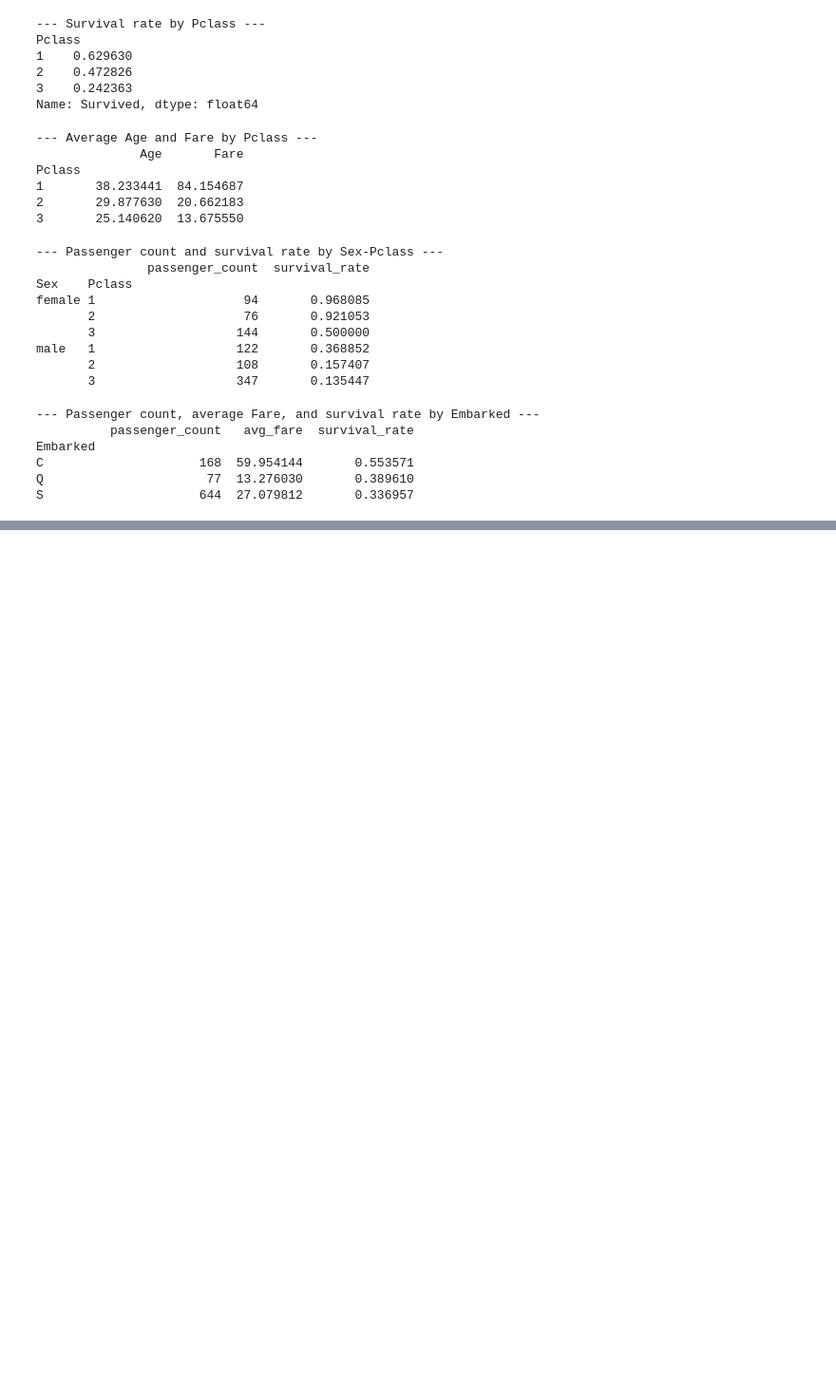
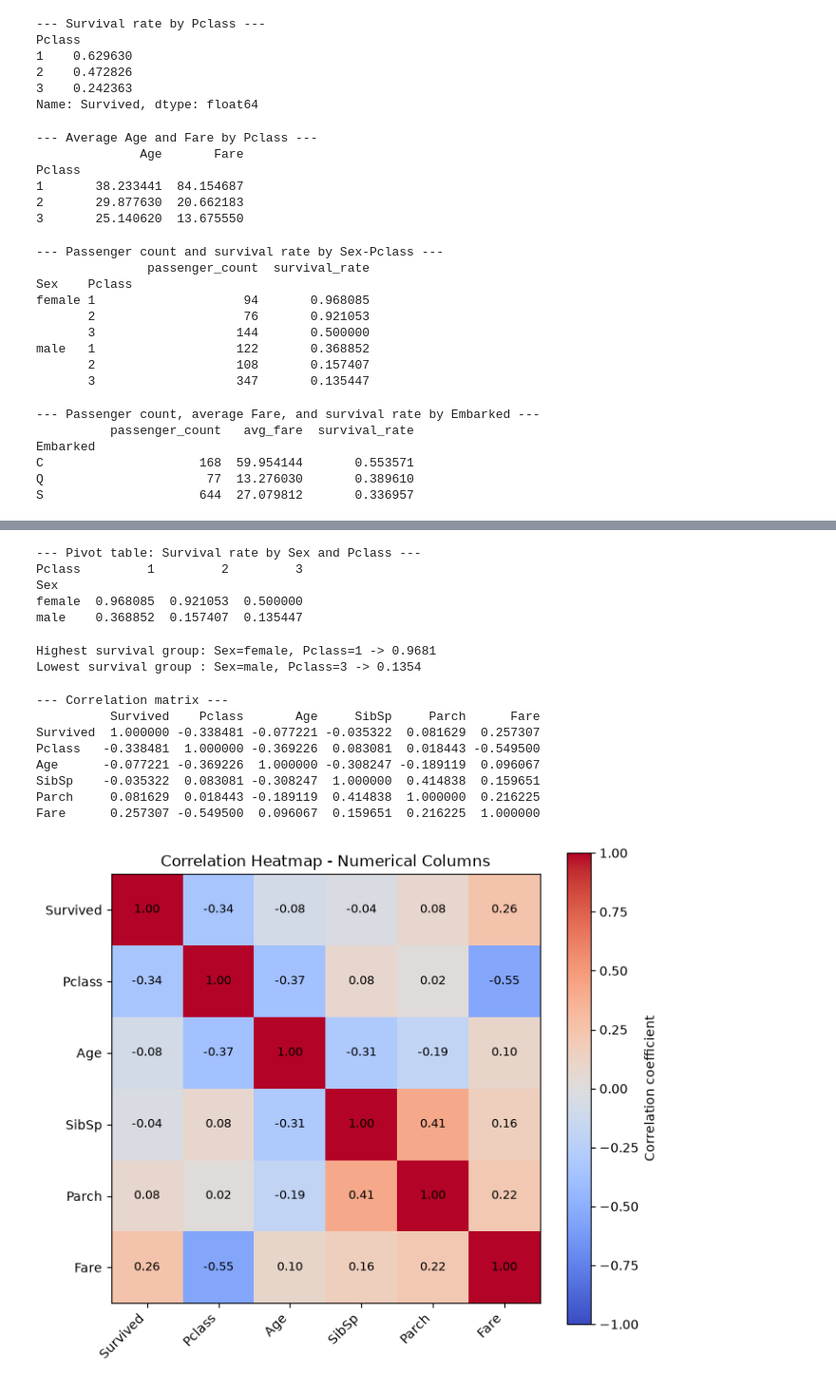
Before and after one commit to AbhikarshRaj/202618066_Abhikarsh_Raj_DS605, a Jupyter notebook: 202618066_LAB_2/Untitled.ipynb, the cells around one changed output, grey strips where cells are left out. Shown at 95% size. Cells and saved outputs as stored; diff of their text form; code cells hidden in the pictures; blank space fills up the shorter version.

```diff
--- a/202618066_LAB_2/Untitled.ipynb
+++ b/202618066_LAB_2/Untitled.ipynb
@@ -609,0 +779,9 @@ S                     644  27.079812       0.336957
+# %%
+df["FamilySize"] = df["SibSp"] + df["Parch"] + 1
+df["IsAlone"] = (df["FamilySize"] == 1).astype(int)
+
+print("--- FamilySize and IsAlone (first 10 rows) ---")
+print(df[["SibSp", "Parch", "FamilySize", "IsAlone"]].head(10))
+
+print("\nIsAlone value counts:")
+print(df["IsAlone"].value_counts())
@@ -609,0 +807,67 @@ S                     644  27.079812       0.336957
+# %%
+# -----------------------------------------------------------
+# Pivot table: rows=Sex, columns=Pclass, values=mean Survived
+# -----------------------------------------------------------
+pivot = df.pivot_table(index="Sex", columns="Pclass", values="Survived", aggfunc="mean")
+
+print("\n--- Pivot table: Survival rate by Sex and Pclass ---")
+print(pivot)
+# %% [output]
+--- Pivot table: Survival rate by Sex and Pclass ---
+Pclass         1         2         3
+Sex
+female  0.968085  0.921053  0.500000
+male    0.368852  0.157407  0.135447
+# %%
+pivot_stacked = pivot.stack()   # flatten to a Series indexed by (Sex, Pclass)
+
+highest_group = pivot_stacked.idxmax()
+highest_value = pivot_stacked.max()
+
+lowest_group = pivot_stacked.idxmin()
+lowest_value = pivot_stacked.min()
+
+print(f"\nHighest survival group: Sex={highest_group[0]}, Pclass={highest_group[1]} -> {highest_value:.4f}")
+print(f"Lowest survival group : Sex={lowest_group[0]}, Pclass={lowest_group[1]} -> {lowest_value:.4f}")
+# %% [output]
+Highest survival group: Sex=female, Pclass=1 -> 0.9681
+Lowest survival group : Sex=male, Pclass=3 -> 0.1354
+# %%
+# -----------------------------------------------------------
+# Correlation heatmap for relevant numerical columns
+# -----------------------------------------------------------
+numeric_cols = ["Survived", "Pclass", "Age", "SibSp", "Parch", "Fare"]
+corr_matrix = df[numeric_cols].corr()
+
+print("--- Correlation matrix ---")
+print(corr_matrix)
+
+fig, ax = plt.subplots(figsize=(7, 6))
+im = ax.imshow(corr_matrix, cmap="coolwarm", vmin=-1, vmax=1)
+
+ax.set_xticks(range(len(numeric_cols)))
+ax.set_yticks(range(len(numeric_cols)))
+ax.set_xticklabels(numeric_cols, rotation=45, ha="right")
+ax.set_yticklabels(numeric_cols)
+
+# annotate each cell with its correlation value
+for i in range(len(numeric_cols)):
+    for j in range(len(numeric_cols)):
+        ax.text(j, i, f"{corr_matrix.iloc[i, j]:.2f}",
+                 ha="center", va="center", color="black", fontsize=9)
+
+ax.set_title("Correlation Heatmap - Numerical Columns")
+fig.colorbar(im, ax=ax, label="Correlation coefficient")
+plt.tight_layout()
+plt.savefig("correlation_heatmap.png", dpi=150)
+plt.show()
+# %% [output]
+--- Correlation matrix ---
+          Survived    Pclass       Age     SibSp     Parch      Fare
+Survived  1.000000 -0.338481 -0.077221 -0.035322  0.081629  0.257307
+Pclass   -0.338481  1.000000 -0.369226  0.083081  0.018443 -0.549500
+Age      -0.077221 -0.369226  1.000000 -0.308247 -0.189119  0.096067
+SibSp    -0.035322  0.083081 -0.308247  1.000000  0.414838  0.159651
+Parch     0.081629  0.018443 -0.189119  0.414838  1.000000  0.216225
+Fare      0.257307 -0.549500  0.096067  0.159651  0.216225  1.000000
+[figure, added]
```
Also changed, not shown: parts of 31 cells of this notebook, 4 other files.
